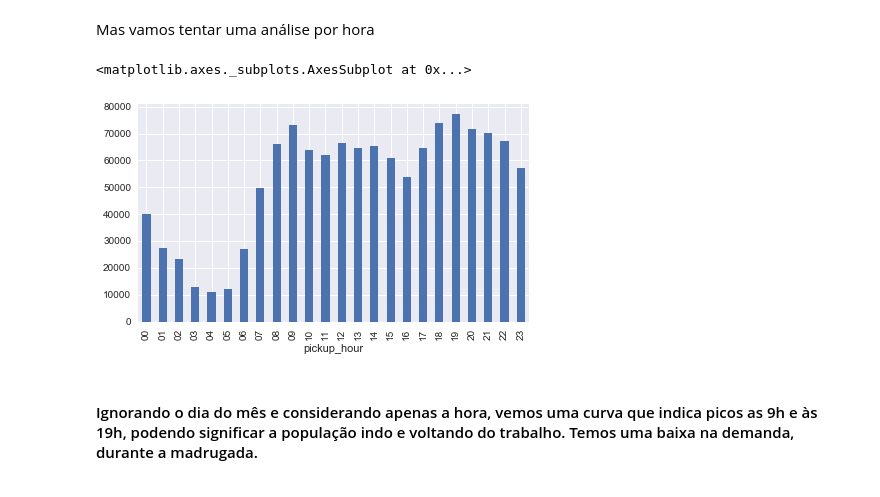
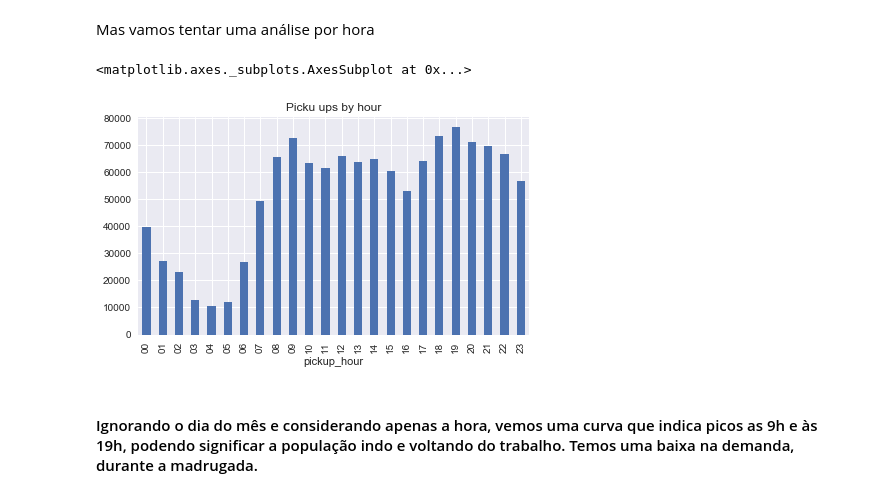
Before and after one commit to guilhermemarson/Taxis-exploratory, a Jupyter notebook: Initial-Exploration.ipynb, the cells around one changed output. Saved outputs shown, nothing was run; the diff lists cells and outputs as text; code cells hidden in the pictures.

```diff
--- a/Initial-Exploration.ipynb
+++ b/Initial-Exploration.ipynb
@@ -301,10 +301,10 @@ df.groupby(by=['pickup_day'])[' hack_license'].count().plot(kind='bar', title='P
 # %% [markdown]
 Mas vamos tentar uma análise por hora
 # %%
-df.groupby(by=['pickup_hour'])[' hack_license'].count().plot(kind='bar', title='')
+df.groupby(by=['pickup_hour'])[' hack_license'].count().plot(kind='bar', title='Picku ups by hour')
 # %% [output]
 <matplotlib.axes._subplots.AxesSubplot at 0x...>
-[figure, old version]
+[figure, new version]
 # %% [markdown]
 #### Ignorando o dia do mês e considerando apenas a hora, vemos uma curva que indica picos as 9h e às 19h, podendo significar a população indo e voltando do trabalho. Temos uma baixa na demanda, durante a madrugada.
 # %%
```
Also changed, not shown: parts of 23 cells of this notebook.
